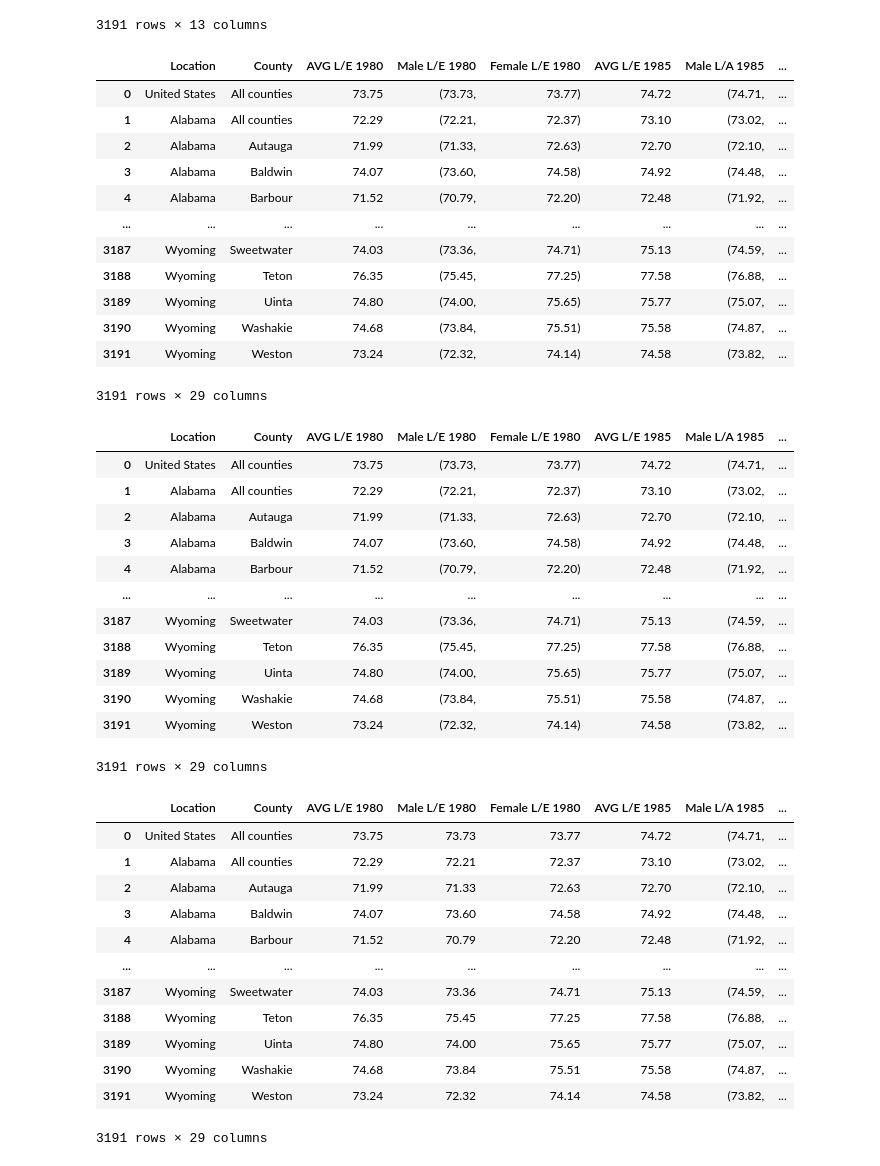
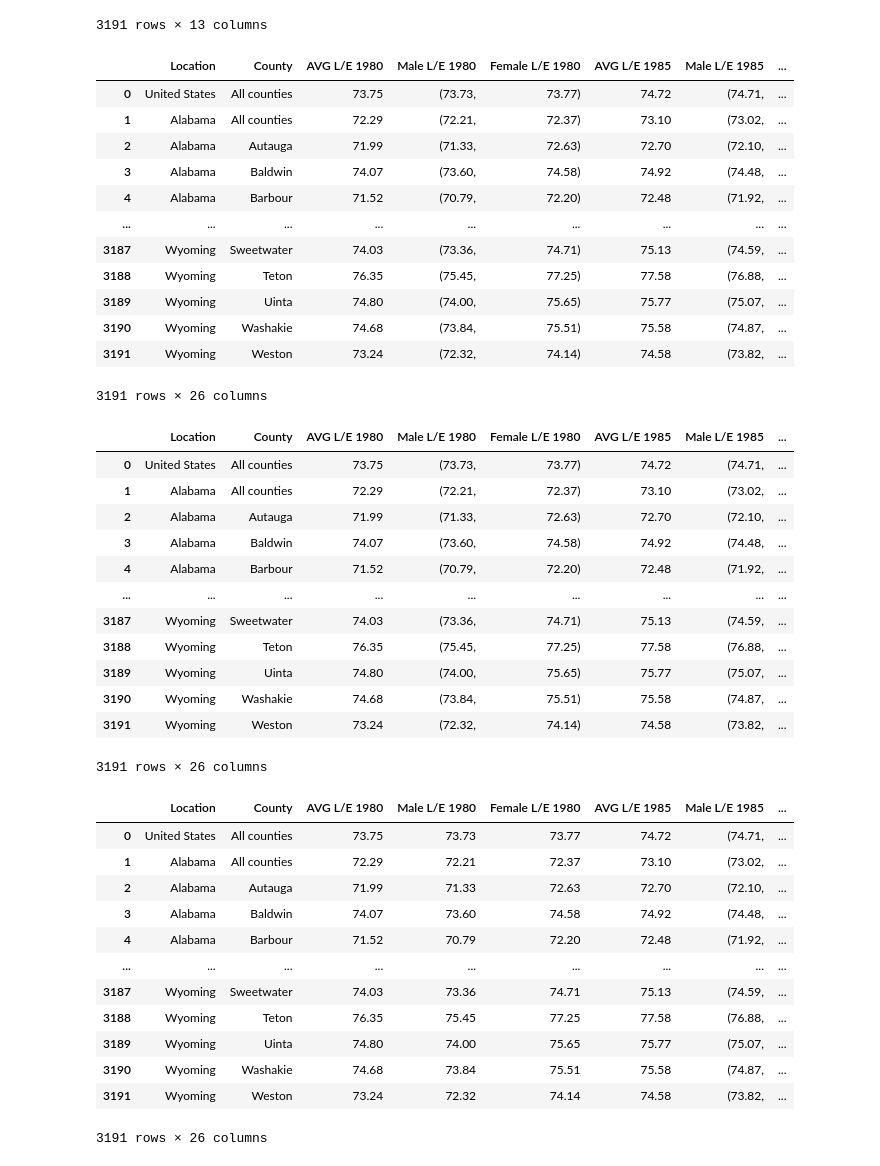
Before and after one commit to Dlstark/Mortality_Rates, a Jupyter notebook: Notebooks/life_exp_csv_cleaned.ipynb, the cells around one changed output. Drawn from its saved outputs; the diff is of its cells as text; code cells hidden in the pictures.

```diff
--- a/Notebooks/life_exp_csv_cleaned.ipynb
+++ b/Notebooks/life_exp_csv_cleaned.ipynb
@@ -65,27 +65,29 @@ life_exp
 | 3190 | Wyoming | Washakie | 75.58 (74.87, 76.30) | 76.08 (75.39, 76.74) | 76.50 (75.91, 77.13) | ... |
 | 3191 | Wyoming | Weston | 74.58 (73.82, 75.33) | 75.31 (74.56, 76.01) | 75.77 (75.08, 76.49) | ... |
 3191 rows × 13 columns
+# %%
+life_exp = life_exp.drop(columns=['% Change in Life Expectancy, 1980-2014'])
 # %%
-life_exp[['AVG L/E 1985', 'Male L/A 1985', 'Female L/E 1985']] = life_exp['Life expectancy, 1985*'].str.split(expand=True)
+life_exp[['AVG L/E 1985', 'Male L/E 1985', 'Female L/E 1985']] = life_exp['Life expectancy, 1985*'].str.split(expand=True)
 life_exp = life_exp.drop('Life expectancy, 1985*', axis=1)
 life_exp[['AVG L/E 1990', 'Male L/E 1990', 'Female L/E 1990']] = life_exp['Life expectancy, 1990*'].str.split(expand=True)
 life_exp = life_exp.drop('Life expectancy, 1990*', axis=1)
-life_exp[['AVG L/E 1995', 'Male  L/E 1995', 'Female L/E 1995']] = life_exp['Life expectancy, 1995*'].str.split(expand=True)
+life_exp[['AVG L/E 1995', 'Male L/E 1995', 'Female L/E 1995']] = life_exp['Life expectancy, 1995*'].str.split(expand=True)
 life_exp = life_exp.drop('Life expectancy, 1995*', axis=1)
 life_exp[['AVG L/E 2000', 'Male L/E 2000', 'Female L/E 2000']] = life_exp['Life expectancy, 2000*'].str.split(expand=True)
 life_exp = life_exp.drop('Life expectancy, 2000*', axis=1)
 life_exp[['AVG L/E 2005', 'Male L/E 2005', 'Female L/E 2005']] = life_exp['Life expectancy, 2005*'].str.split(expand=True)
 life_exp = life_exp.drop('Life expectancy, 2005*', axis=1)
 life_exp[['AVG L/E 2010', 'Male L/E 2010', 'Female L/E 2010']] = life_exp['Life expectancy, 2010*'].str.split(expand=True)
 life_exp = life_exp.drop('Life expectancy, 2010*', axis=1)
 life_exp[['AVG L/E 2014', 'Male L/E 2014', 'Female L/E 2014']] = life_exp['Life expectancy, 2014*'].str.split(expand=True)
 life_exp = life_exp.drop('Life expectancy, 2014*', axis=1)
-life_exp[['AVG L/E Change Over Time', 'Male L/E Change Over Time', 'Female L/E Change over Time']] = life_exp['% Change in Life Expectancy, 1980-2014'].str.split(expand=True)
-life_exp = life_exp.drop('% Change in Life Expectancy, 1980-2014', axis=1)
+#life_exp[['AVG L/E Change Over Time', 'Male L/E Change Over Time', 'Female L/E Change over Time']] = life_exp['% Change in Life Expectancy, 1980-2014'].str.split(expand=True)
+#life_exp = life_exp.drop('% Change in Life Expectancy, 1980-2014', axis=1)
 
 life_exp
 # %% [output]
-|  | Location | County | AVG L/E 1980 | Male L/E 1980 | Female L/E 1980 | AVG L/E 1985 | Male L/A 1985 | ... |
+|  | Location | County | AVG L/E 1980 | Male L/E 1980 | Female L/E 1980 | AVG L/E 1985 | Male L/E 1985 | ... |
 | 0 | United States | All counties | 73.75 | (73.73, | 73.77) | 74.72 | (74.71, | ... |
 | 1 | Alabama | All counties | 72.29 | (72.21, | 72.37) | 73.10 | (73.02, | ... |
 | 2 | Alabama | Autauga | 71.99 | (71.33, | 72.63) | 72.70 | (72.10, | ... |
@@ -97,14 +99,14 @@ life_exp
 | 3189 | Wyoming | Uinta | 74.80 | (74.00, | 75.65) | 75.77 | (75.07, | ... |
 | 3190 | Wyoming | Washakie | 74.68 | (73.84, | 75.51) | 75.58 | (74.87, | ... |
 | 3191 | Wyoming | Weston | 73.24 | (72.32, | 74.14) | 74.58 | (73.82, | ... |
-3191 rows × 29 columns
+3191 rows × 26 columns
 # %%
 df_obj = life_exp.select_dtypes(['object'])
 life_exp[df_obj.columns] = df_obj.apply(lambda x: x.str.strip())
 # %%
 life_exp
 # %% [output]
-|  | Location | County | AVG L/E 1980 | Male L/E 1980 | Female L/E 1980 | AVG L/E 1985 | Male L/A 1985 | ... |
+|  | Location | County | AVG L/E 1980 | Male L/E 1980 | Female L/E 1980 | AVG L/E 1985 | Male L/E 1985 | ... |
 | 0 | United States | All counties | 73.75 | (73.73, | 73.77) | 74.72 | (74.71, | ... |
 | 1 | Alabama | All counties | 72.29 | (72.21, | 72.37) | 73.10 | (73.02, | ... |
 | 2 | Alabama | Autauga | 71.99 | (71.33, | 72.63) | 72.70 | (72.10, | ... |
@@ -116,13 +118,13 @@ life_exp
 | 3189 | Wyoming | Uinta | 74.80 | (74.00, | 75.65) | 75.77 | (75.07, | ... |
 | 3190 | Wyoming | Washakie | 74.68 | (73.84, | 75.51) | 75.58 | (74.87, | ... |
 | 3191 | Wyoming | Weston | 73.24 | (72.32, | 74.14) | 74.58 | (73.82, | ... |
-3191 rows × 29 columns
+3191 rows × 26 columns
 # %%
 life_exp['Male L/E 1980'] = life_exp["Male L/E 1980"].str.replace('(', '').str.replace(')', '').str.replace(',', '')
 life_exp['Female L/E 1980']= life_exp["Female L/E 1980"].str.replace('(', '').str.replace(')', '').str.replace(',', '')
 life_exp
 # %% [output]
-|  | Location | County | AVG L/E 1980 | Male L/E 1980 | Female L/E 1980 | AVG L/E 1985 | Male L/A 1985 | ... |
+|  | Location | County | AVG L/E 1980 | Male L/E 1980 | Female L/E 1980 | AVG L/E 1985 | Male L/E 1985 | ... |
 | 0 | United States | All counties | 73.75 | 73.73 | 73.77 | 74.72 | (74.71, | ... |
 | 1 | Alabama | All counties | 72.29 | 72.21 | 72.37 | 73.10 | (73.02, | ... |
 | 2 | Alabama | Autauga | 71.99 | 71.33 | 72.63 | 72.70 | (72.10, | ... |
@@ -134,7 +136,7 @@ life_exp
 | 3189 | Wyoming | Uinta | 74.80 | 74.00 | 75.65 | 75.77 | (75.07, | ... |
 | 3190 | Wyoming | Washakie | 74.68 | 73.84 | 75.51 | 75.58 | (74.87, | ... |
 | 3191 | Wyoming | Weston | 73.24 | 72.32 | 74.14 | 74.58 | (73.82, | ... |
-3191 rows × 29 columns
+3191 rows × 26 columns
 # %%
 for col in life_exp.columns:
     life_exp[col] = life_exp[col].str.replace('(', '').str.replace(')', '').str.replace(',', '')
```
Also changed, not shown: parts of 8 cells of this notebook, 15 other files.
